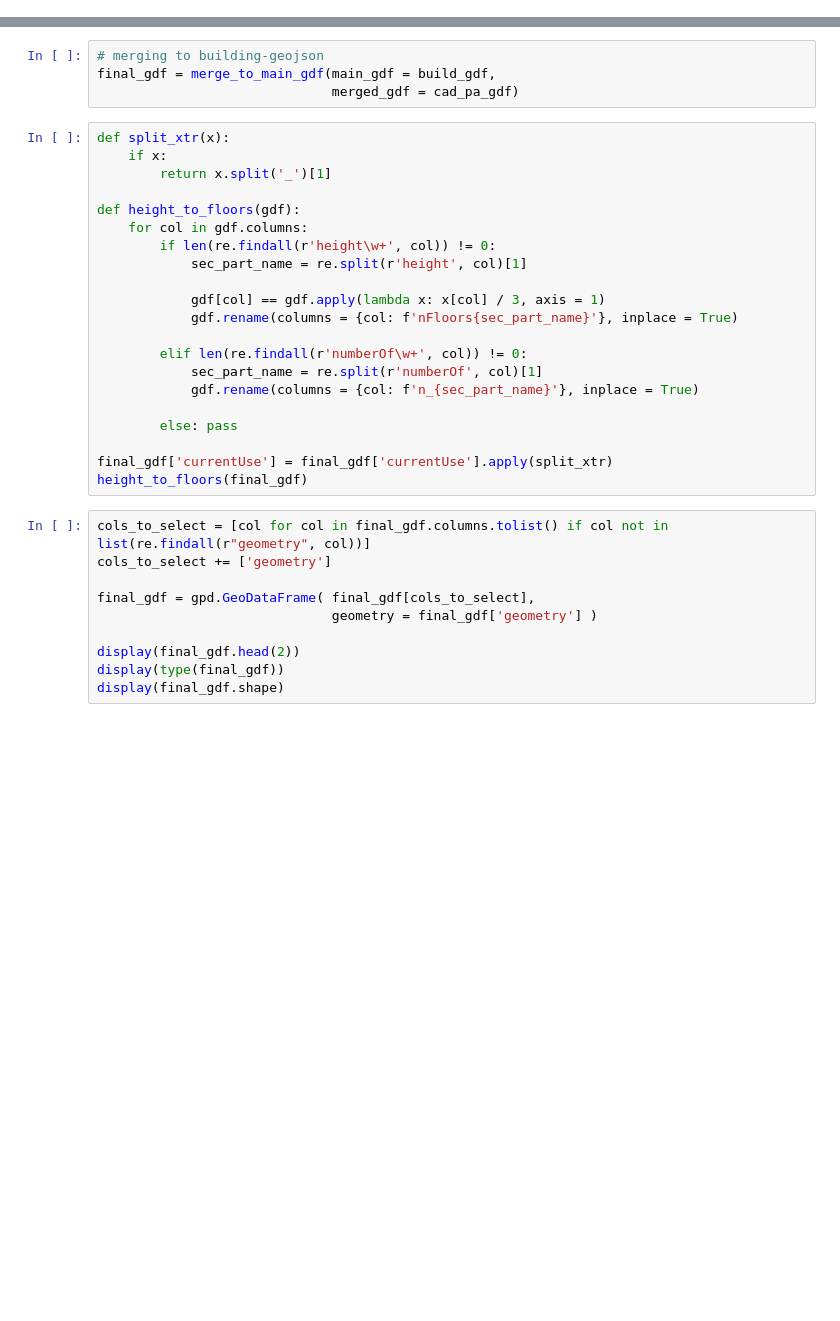
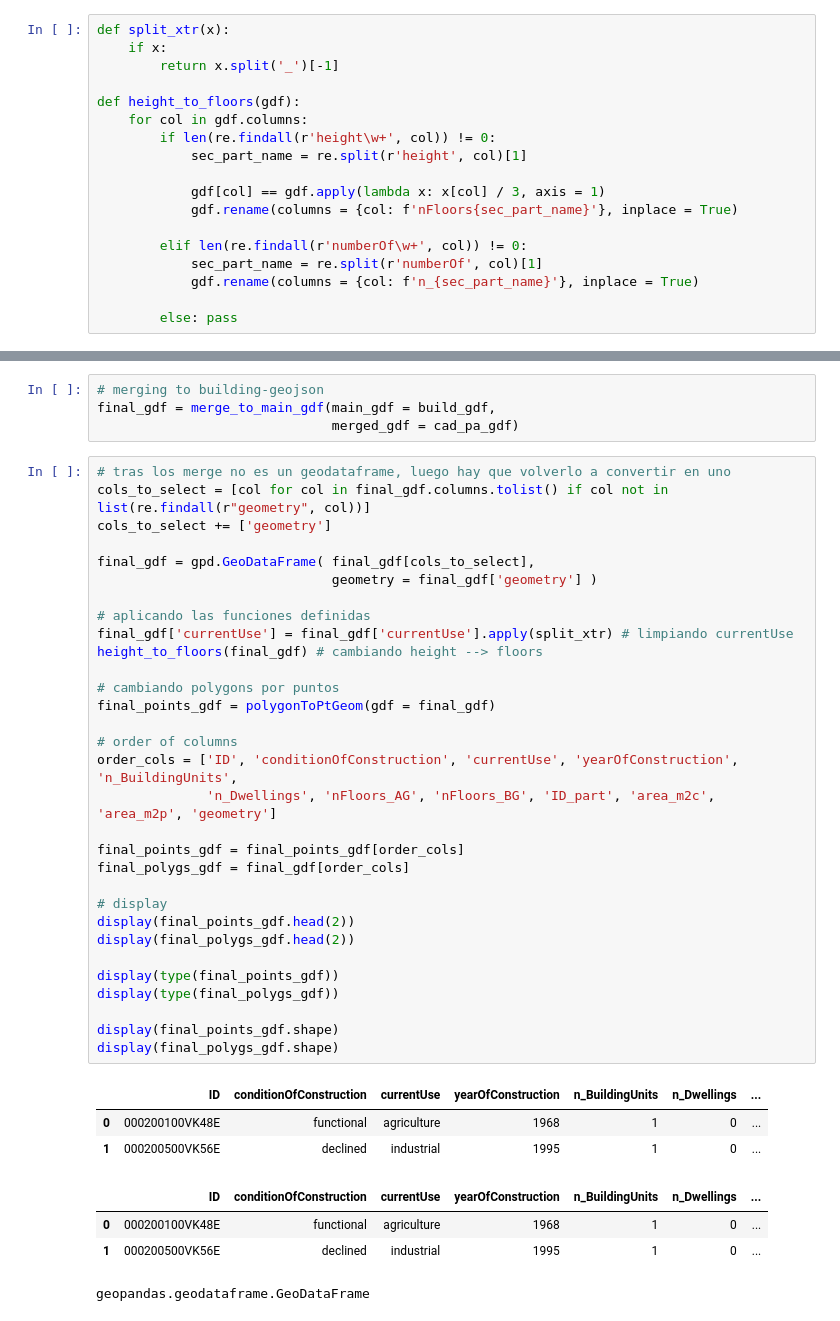
Before and after one commit to LAMDAMielgo/ih_datamadpt_FinalProyect, a Jupyter notebook: notebooks/Data Analysis -- Getting Final table and ADE.ipynb, the cells around one changed output, grey strips where cells are left out. Drawn from its saved outputs; the diff is of its cells as text; blank space fills up the shorter version.

```diff
--- a/notebooks/Data Analysis -- Getting Final table and ADE.ipynb
+++ b/notebooks/Data Analysis -- Getting Final table and ADE.ipynb
@@ -64,3 +69,21 @@ def merge_to_main_gdf(main_gdf, merged_gdf):
         aux_gdf.reset_index(inplace = True)
 
         return main_gdf.merge(aux_gdf[cols_to_select], on = 'ID') # main_gdf.merge(aux_gdf, on ='ID')
+# %%
+def split_xtr(x):
+    if x:
+        return x.split('_')[-1]
+
+def height_to_floors(gdf):
+    for col in gdf.columns:
+        if len(re.findall(r'height\w+', col)) != 0:
+            sec_part_name = re.split(r'height', col)[1]
+
+            gdf[col] == gdf.apply(lambda x: x[col] / 3, axis = 1)
+            gdf.rename(columns = {col: f'nFloors{sec_part_name}'}, inplace = True)
+
+        elif len(re.findall(r'numberOf\w+', col)) != 0:
+            sec_part_name = re.split(r'numberOf', col)[1]
+            gdf.rename(columns = {col: f'n_{sec_part_name}'}, inplace = True)
+
+        else: pass
@@ -115,34 +204,42 @@ build_gdf = merge_to_main_gdf(main_gdf = build_gdf,
 # merging to building-geojson
 final_gdf = merge_to_main_gdf(main_gdf = build_gdf,
                               merged_gdf = cad_pa_gdf)
-# %%
-def split_xtr(x):
-    if x:
-        return x.split('_')[1]
-
-def height_to_floors(gdf):
-    for col in gdf.columns:
-        if len(re.findall(r'height\w+', col)) != 0:
-            sec_part_name = re.split(r'height', col)[1]
-
-            gdf[col] == gdf.apply(lambda x: x[col] / 3, axis = 1)
-            gdf.rename(columns = {col: f'nFloors{sec_part_name}'}, inplace = True)
-
-        elif len(re.findall(r'numberOf\w+', col)) != 0:
-            sec_part_name = re.split(r'numberOf', col)[1]
-            gdf.rename(columns = {col: f'n_{sec_part_name}'}, inplace = True)
-
-        else: pass
-
-final_gdf['currentUse'] = final_gdf['currentUse'].apply(split_xtr)
-height_to_floors(final_gdf)
 # %%
+# tras los merge no es un geodataframe, luego hay que volverlo a convertir en uno
 cols_to_select = [col for col in final_gdf.columns.tolist() if col not in list(re.findall(r"geometry", col))]
 cols_to_select += ['geometry']
 
 final_gdf = gpd.GeoDataFrame( final_gdf[cols_to_select],
                               geometry = final_gdf['geometry'] )
 
-display(final_gdf.head(2))
-display(type(final_gdf))
-display(final_gdf.shape)
+# aplicando las funciones definidas
+final_gdf['currentUse'] = final_gdf['currentUse'].apply(split_xtr) # limpiando currentUse
+height_to_floors(final_gdf) # cambiando height --> floors
+
+# cambiando polygons por puntos
+final_points_gdf = polygonToPtGeom(gdf = final_gdf)
+
+# order of columns
+order_cols = ['ID', 'conditionOfConstruction', 'currentUse', 'yearOfConstruction', 'n_BuildingUnits',
+              'n_Dwellings', 'nFloors_AG', 'nFloors_BG', 'ID_part', 'area_m2c', 'area_m2p', 'geometry']
+
+final_points_gdf = final_points_gdf[order_cols]
+final_polygs_gdf = final_gdf[order_cols]
+
+# display
+display(final_points_gdf.head(2))
+display(final_polygs_gdf.head(2))
+
+display(type(final_points_gdf))
+display(type(final_polygs_gdf))
+
+display(final_points_gdf.shape)
+display(final_polygs_gdf.shape)
+# %% [output]
+|  | ID | conditionOfConstruction | currentUse | yearOfConstruction | n_BuildingUnits | n_Dwellings | ... |
+| 0 | 000200100VK48E | functional | agriculture | 1968 | 1 | 0 | ... |
+| 1 | 000200500VK56E | declined | industrial | 1995 | 1 | 0 | ... |
+|  | ID | conditionOfConstruction | currentUse | yearOfConstruction | n_BuildingUnits | n_Dwellings | ... |
+| 0 | 000200100VK48E | functional | agriculture | 1968 | 1 | 0 | ... |
+| 1 | 000200500VK56E | declined | industrial | 1995 | 1 | 0 | ... |
+geopandas.geodataframe.GeoDataFrame
```
Also changed, not shown: parts of 20 cells of this notebook.
